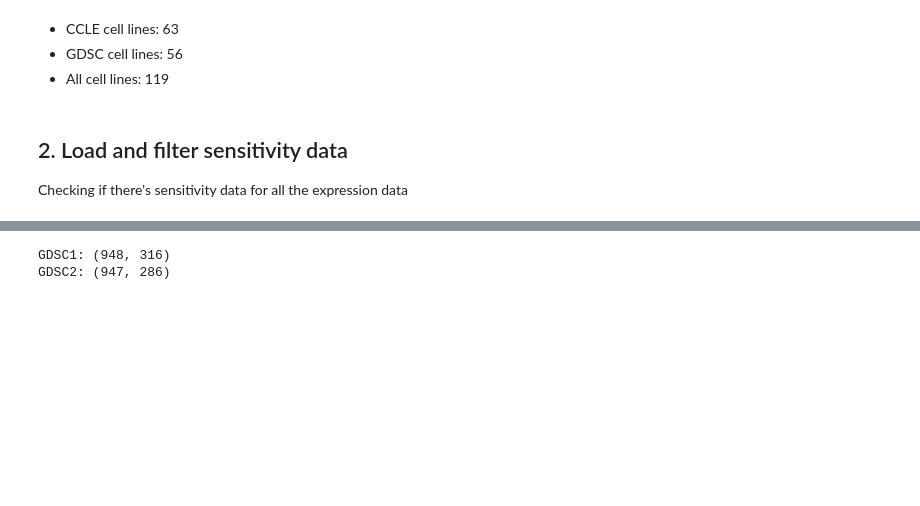
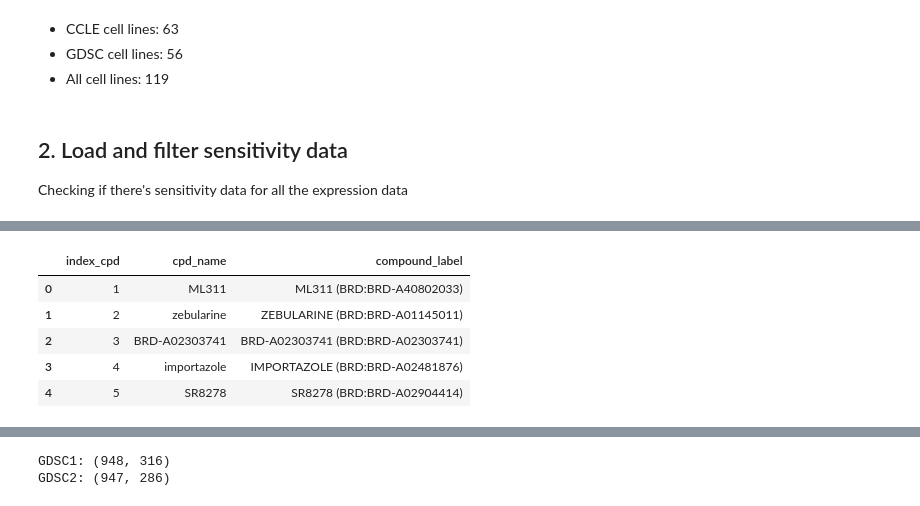
Before and after one commit to zuhany/cell_lines_pv_26, a Jupyter notebook: notebooks/glioma.ipynb, the cells around one changed output, grey strips where cells are left out. Cells and saved outputs as stored; diff of their text form; code cells hidden in the pictures; blank space fills up the shorter version.

```diff
--- a/notebooks/glioma.ipynb
+++ b/notebooks/glioma.ipynb
@@ -340,0 +370,25 @@ Checking if there's sensitivity data for all the expression data
+# %%
+auc = pd.read_csv(
+    "../raw_data/sensitivity/glioma/CTRPv2.2_2015_pub_CancerDisc_5_1210/v22.data.auc_sensitivities.txt",
+    sep="\t",
+)
+
+cell_metadata = pd.read_csv(
+    "../raw_data/sensitivity/glioma/CTRPv2.2_2015_pub_CancerDisc_5_1210/v22.meta.per_cell_line.txt",
+    sep="\t",
+)
+
+compound_metadata = pd.read_csv(
+    "../raw_data/sensitivity/glioma/CTRPv2.2_2015_pub_CancerDisc_5_1210/v22.meta.per_compound.txt",
+    sep="\t",
+)
+
+model_metadata = pd.read_csv(
+    "../raw_data/annotation/Model.csv",
+    low_memory=False,
+)
+
+print("AUC records:", len(auc))
+print("CTRP profiles:", len(cell_metadata))
+print("Compounds:", len(compound_metadata))
+print("PRISM models:", len(model_metadata))
@@ -340,0 +522,24 @@ Checking if there's sensitivity data for all the expression data
+# %%
+compound_metadata["compound_label"] = (
+    compound_metadata["cpd_name"]
+    .str.upper()
+    .str.cat(
+        " (BRD:"
+        + compound_metadata["broad_cpd_id"]
+        + ")"
+    )
+)
+
+if compound_metadata["compound_label"].duplicated().any():
+    raise ValueError("Compound labels are not unique.")
+
+compound_metadata[
+    ["index_cpd", "cpd_name", "compound_label"]
+].head()
+# %% [output]
+|  | index_cpd | cpd_name | compound_label |
+| 0 | 1 | ML311 | ML311 (BRD:BRD-A40802033) |
+| 1 | 2 | zebularine | ZEBULARINE (BRD:BRD-A01145011) |
+| 2 | 3 | BRD-A02303741 | BRD-A02303741 (BRD:BRD-A02303741) |
+| 3 | 4 | importazole | IMPORTAZOLE (BRD:BRD-A02481876) |
+| 4 | 5 | SR8278 | SR8278 (BRD:BRD-A02904414) |
```
Also changed, not shown: parts of 32 cells of this notebook, 16 other files.
